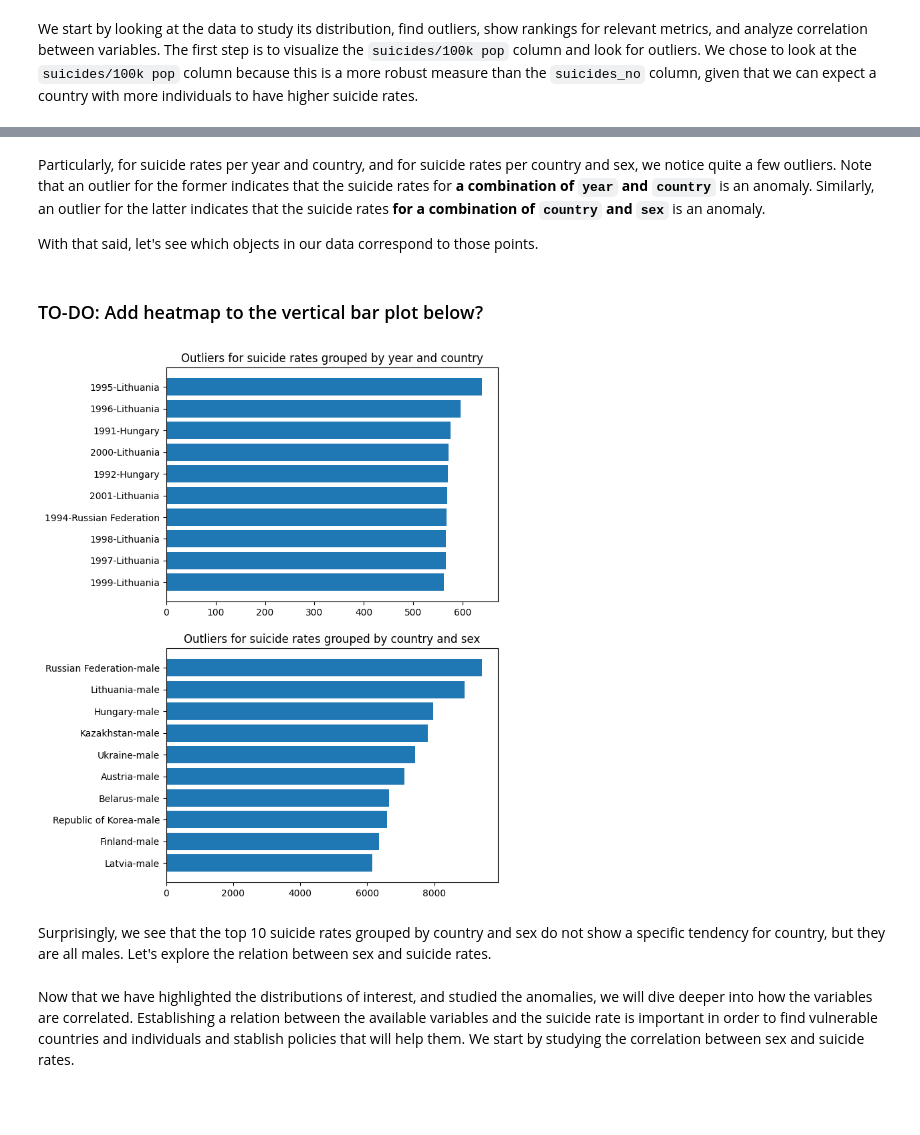
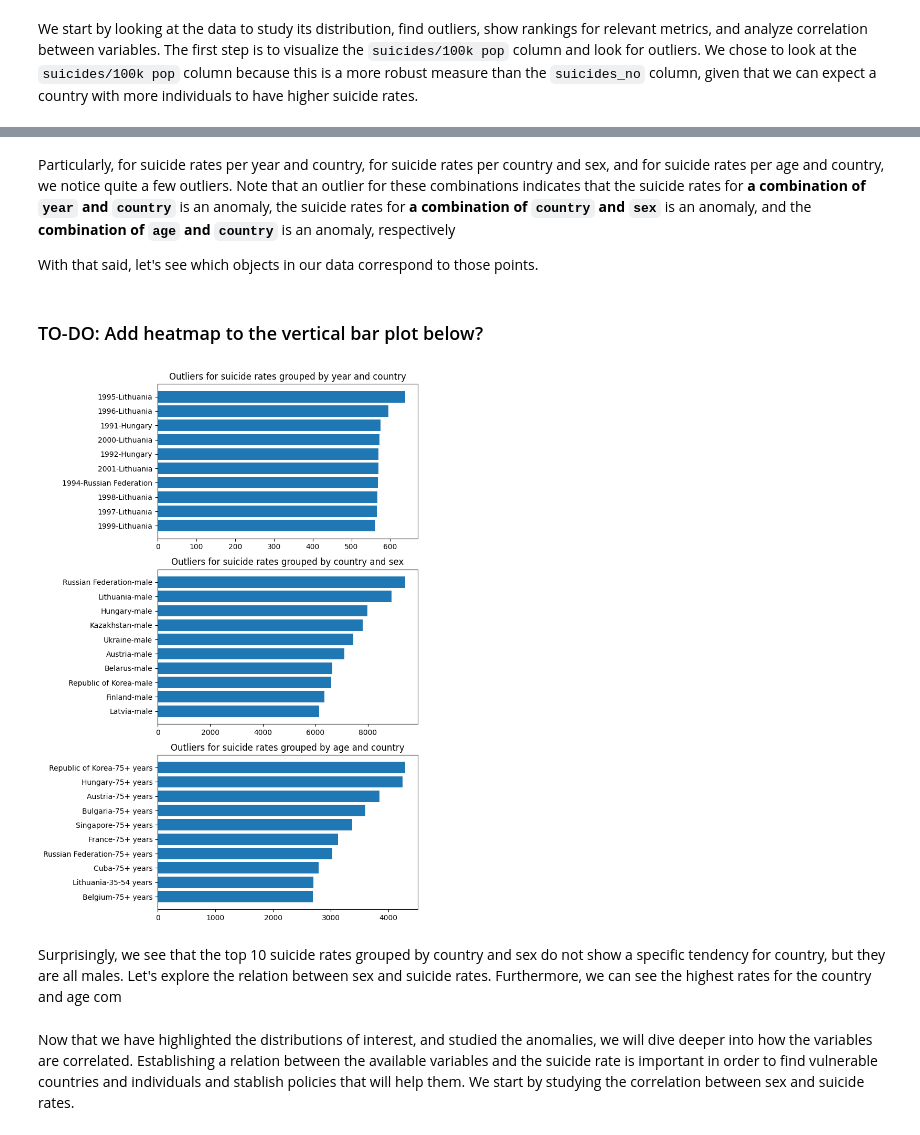
Before and after one commit to lucasclopesr/suic-rates-tp, a Jupyter notebook: TP_Vis_Dados_Suicide_Rate.ipynb, the cells around one changed output, grey strips where cells are left out. Drawn from its saved outputs; the diff is of its cells as text; code cells hidden in the pictures; blank space fills up the shorter version.

```diff
--- a/TP_Vis_Dados_Suicide_Rate.ipynb
+++ b/TP_Vis_Dados_Suicide_Rate.ipynb
@@ -35,6 +37,10 @@ We would like to look at the following distributions, searching for anomalies an
 # %%
 suic_rates_year_overall = suic_rates.groupby(["year"], as_index = False)["suicides/100k pop"].sum()
+suic_rates_age_overall = suic_rates.groupby(["age"], as_index = False)["suicides/100k pop"].sum()
+suic_rates_sex_overall = suic_rates.groupby(["sex"], as_index = False)["suicides/100k pop"].sum()
 suic_rates_year_country = suic_rates.groupby(["year", "country"], as_index = False)["suicides/100k pop"].sum()
 suic_rates_year_sex = suic_rates.groupby(["year", "sex"], as_index = False)["suicides/100k pop"].sum()
 suic_rates_country_sex = suic_rates.groupby(["country", "sex"], as_index = False)["suicides/100k pop"].sum()
+suic_rates_age_country = suic_rates.groupby(["country", "age"], as_index = False)["suicides/100k pop"].sum()
+suic_rates_age_sex = suic_rates.groupby(["age", "sex"], as_index = False)["suicides/100k pop"].sum()
 # %%
@@ -55,28 +78,35 @@ Text(0.5, 1.0, 'Suicide Rates per country, sex')
 # %% [markdown]
-Particularly, for suicide rates per year and country, and for suicide rates per country and sex, we notice quite a few outliers. Note that an outlier for the former indicates that the suicide rates for **a combination of `year` and `country`** is an anomaly. Similarly, an outlier for the latter indicates that the suicide rates **for a combination of `country` and `sex`** is an anomaly.
+Particularly, for suicide rates per year and country, for suicide rates per country and sex, and for suicide rates per age and country, we notice quite a few outliers. Note that an outlier for these combinations indicates that the suicide rates for **a combination of `year` and `country`** is an anomaly, the suicide rates for **a combination of `country` and `sex`** is an anomaly, and the **combination of `age` and `country`** is an anomaly, respectively
 
 With that said, let's see which objects in our data correspond to those points.
 # %%
 outliers_year_country = suic_rates_year_country.sort_values(by="suicides/100k pop", ascending=False)[:10]
 outliers_country_sex = suic_rates_country_sex.sort_values(by="suicides/100k pop", ascending=False)[:10]
+outliers_age_country = suic_rates_age_country.sort_values(by="suicides/100k pop", ascending=False)[:10]
 
 outliers_year_country["year-country"] = outliers_year_country.apply(lambda row: str(row.year) + "-" + row.country, axis=1)
 outliers_country_sex["country-sex"] = outliers_country_sex.apply(lambda row: row.country + "-" + row.sex, axis=1)
+outliers_age_country["age-country"] = outliers_age_country.apply(lambda row: row.country + "-" + row.age, axis=1)
 # %% [markdown]
 ### TO-DO: Add heatmap to the vertical bar plot below?
 # %%
-fig, ax = plt.subplots(2, 1)
+fig, ax = plt.subplots(3, 1)
 ax[0].barh(outliers_year_country["year-country"], outliers_year_country["suicides/100k pop"])
 ax[0].set_title("Outliers for suicide rates grouped by year and country")
 ax[0].invert_yaxis()
+
 ax[1].barh(outliers_country_sex["country-sex"], outliers_country_sex["suicides/100k pop"])
 ax[1].set_title("Outliers for suicide rates grouped by country and sex")
 ax[1].invert_yaxis()
-fig.set_figheight(10)
+
+ax[2].barh(outliers_age_country["age-country"], outliers_age_country["suicides/100k pop"])
+ax[2].set_title("Outliers for suicide rates grouped by age and country")
+ax[2].invert_yaxis()
+fig.set_figheight(13)
 # %% [output]
-[figure, old version]
+[figure, new version]
 # %% [markdown]
-Surprisingly, we see that the top 10 suicide rates grouped by country and sex do not show a specific tendency for country, but they are all males. Let's explore the relation between sex and suicide rates.
+Surprisingly, we see that the top 10 suicide rates grouped by country and sex do not show a specific tendency for country, but they are all males. Let's explore the relation between sex and suicide rates. Furthermore, we can see the highest rates for the country and age com
 # %% [markdown]
 Now that we have highlighted the distributions of interest, and studied the anomalies, we will dive deeper into how the variables are correlated. Establishing a relation between the available variables and the suicide rate is important in order to find vulnerable countries and individuals and stablish policies that will help them. We start by studying the correlation between sex and suicide rates.
 # %% [markdown]
```
Also changed, not shown: parts of 4 cells of this notebook.
